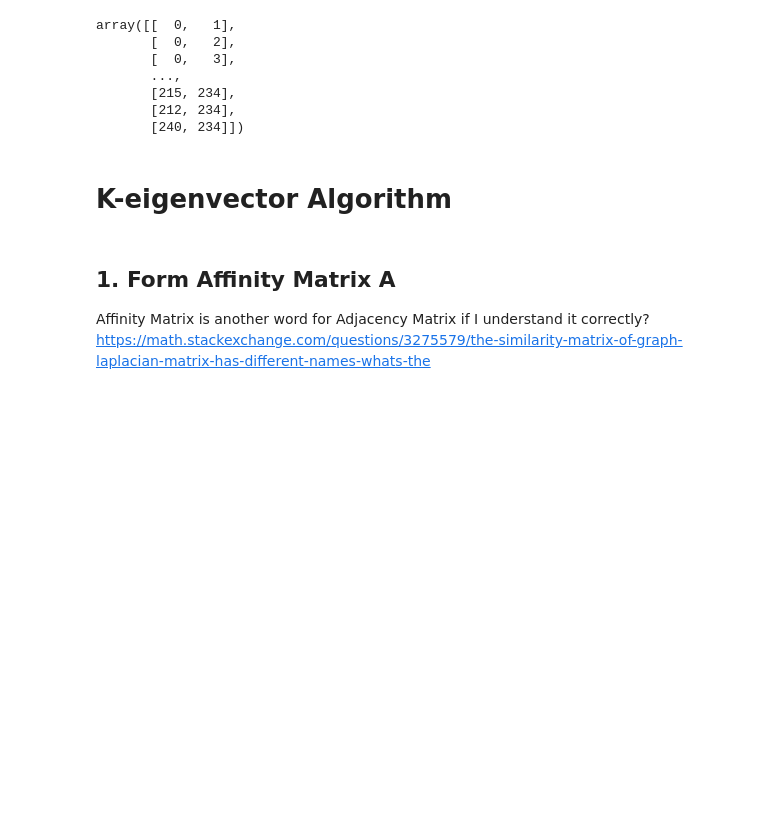
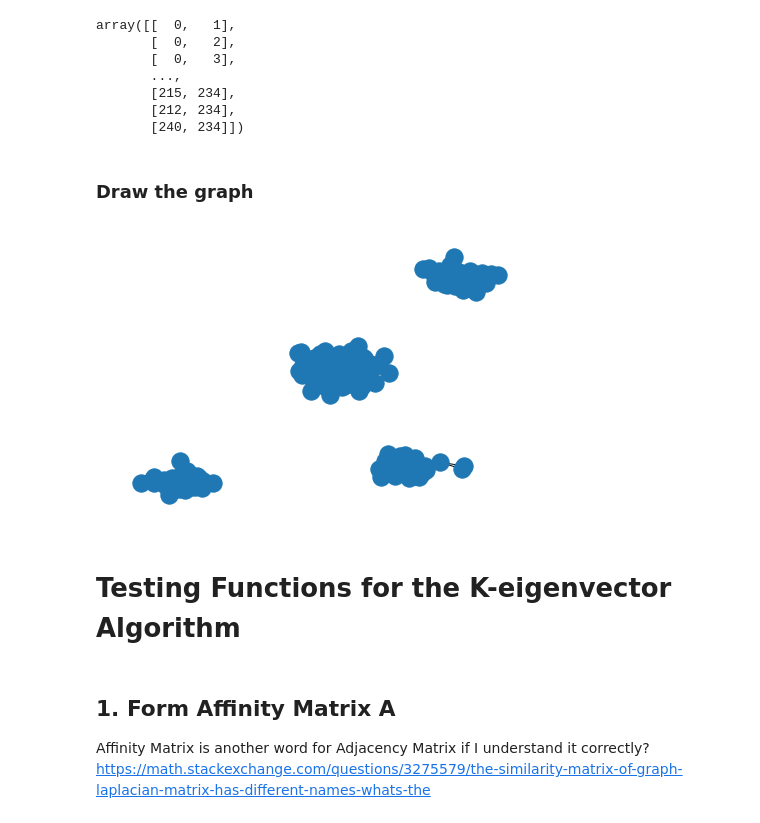
Before and after one commit to workinn/ID2222, a Jupyter notebook: lab4/HW4.ipynb, the cells around one changed output. Cells and saved outputs as stored; diff of their text form; code cells hidden in the pictures; blank space fills up the shorter version.

```diff
--- a/lab4/HW4.ipynb
+++ b/lab4/HW4.ipynb
@@ -25,8 +26,21 @@ array([[  0,   1],
        [215, 234],
        [212, 234],
        [240, 234]])
+# %% [markdown]
+### Draw the graph
+# %%
+g = nx.Graph()
+
+for edge in lines:
+  g.add_edge(edge[0], edge[1])
+
+# Drawing the graph
+nx.draw(g)
+plt.show()
+# %% [output]
+[figure, added]
 # %% [markdown]
-# K-eigenvector Algorithm
+# Testing Functions for the K-eigenvector Algorithm
 # %% [markdown]
 ## 1. Form Affinity Matrix A
 
```
Also changed, not shown: parts of 35 cells of this notebook.
